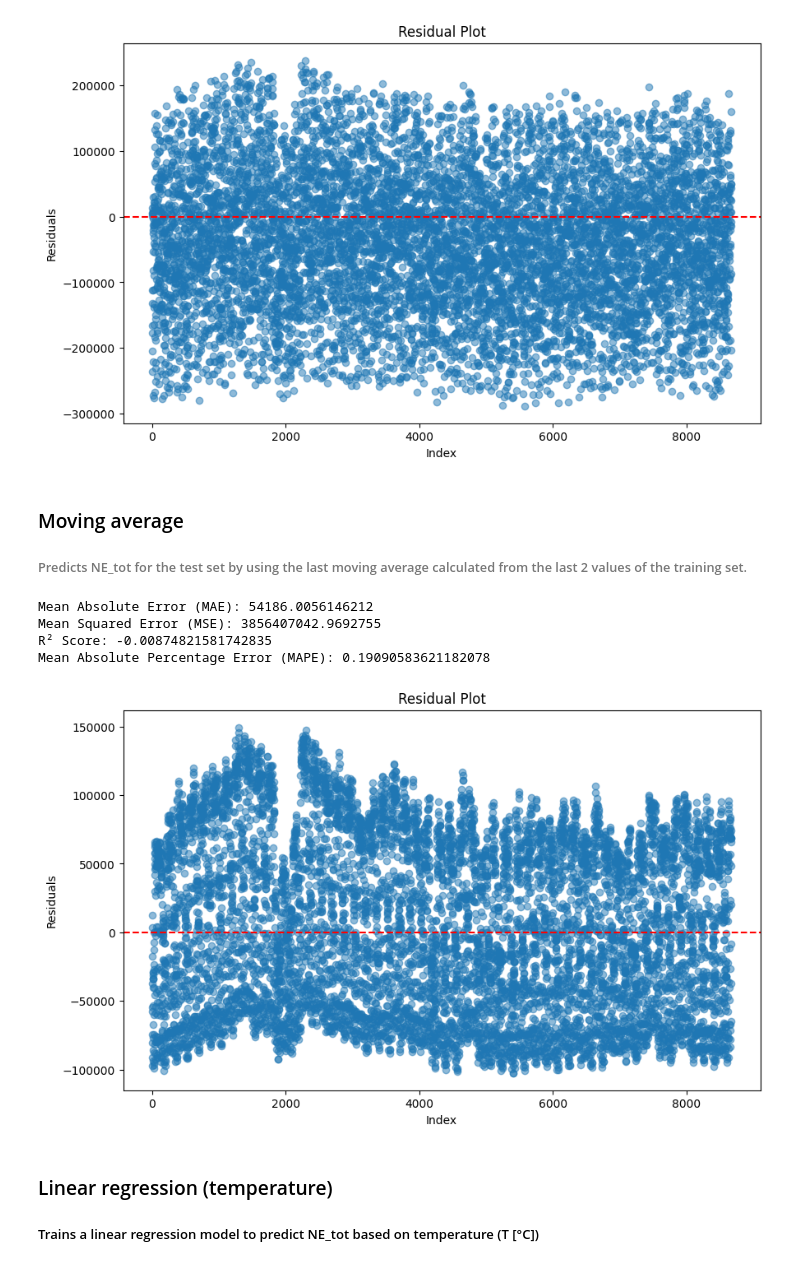
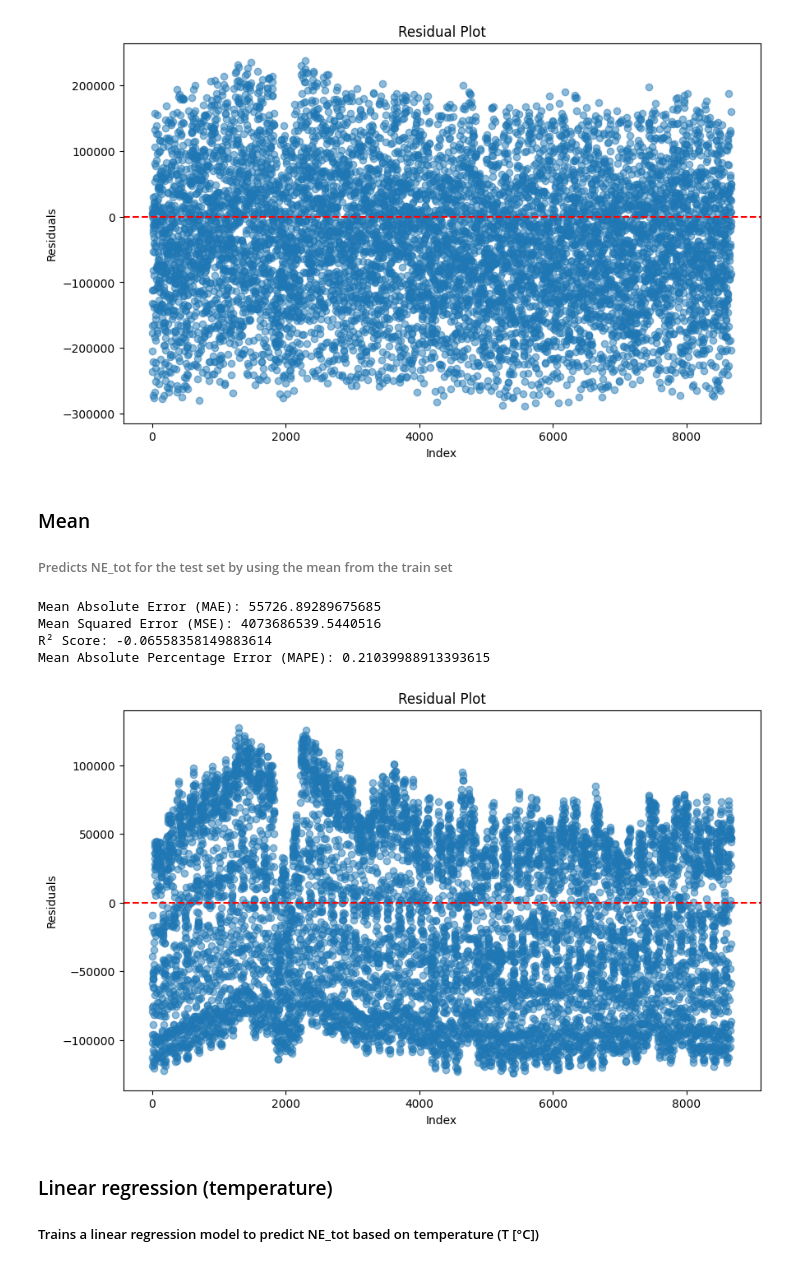
Before and after one commit to d-sbrgr/DSPRO1-power-prediction, a Jupyter notebook: baseline_models.ipynb, the cells around one changed output. Drawn from its saved outputs; the diff is of its cells as text; code cells hidden in the pictures.

Commit message:
Change rolling average with mean

```diff
--- a/baseline_models.ipynb
+++ b/baseline_models.ipynb
@@ -38,35 +39,33 @@ R² Score: -2.359168970866957
 Mean Absolute Percentage Error (MAPE): 0.3408001996250714
 [figure]
 # %% [markdown]
-### Moving average
-###### Predicts NE_tot for the test set by using the last moving average calculated from the last 2 values of the training set.
+### Mean
+###### Predicts NE_tot for the test set by using the mean from the train set
 # %%
 df = get_data_interpolate_nan()
 train, test = split_data_train_test(df)
 y_train = train['NE_tot']
 y_test = test['NE_tot']
 
-moving_avg = y_train.rolling(window=2).mean()
-moving_avg = moving_avg.dropna()
-last_moving_avg = moving_avg.iloc[-1]
-y_pred = pd.DataFrame([last_moving_avg] * len(y_test), columns=['Predictions'])
+y_mean = mean(y_train)
+y_pred = pd.DataFrame([y_mean] * len(y_test), columns=['Predictions'])
 
 mae = mean_absolute_error(y_test, y_pred)
 mse = mean_squared_error(y_test, y_pred)
 r2 = r2_score(y_test, y_pred)
 mape = mean_absolute_percentage_error(y_test, y_pred)
 
 print(f"Mean Absolute Error (MAE): {mae}")
 print(f"Mean Squared Error (MSE): {mse}")
 print(f"R² Score: {r2}")
 print(f"Mean Absolute Percentage Error (MAPE): {mape}")
 plot_residuals(y_test, y_pred)
 # %% [output]
-Mean Absolute Error (MAE): 54186.0056146212
-Mean Squared Error (MSE): 3856407042.9692755
-R² Score: -0.00874821581742835
-Mean Absolute Percentage Error (MAPE): 0.19090583621182078
+Mean Absolute Error (MAE): 55726.89289675685
+Mean Squared Error (MSE): 4073686539.5440516
+R² Score: -0.06558358149883614
+Mean Absolute Percentage Error (MAPE): 0.21039988913393615
-[figure, old version]
+[figure, new version]
 # %% [markdown]
 ### Linear regression (temperature)
 ##### Trains a linear regression model to predict NE_tot based on temperature (T [°C])
```
Also changed, not shown: parts of 1 cell of this notebook.
